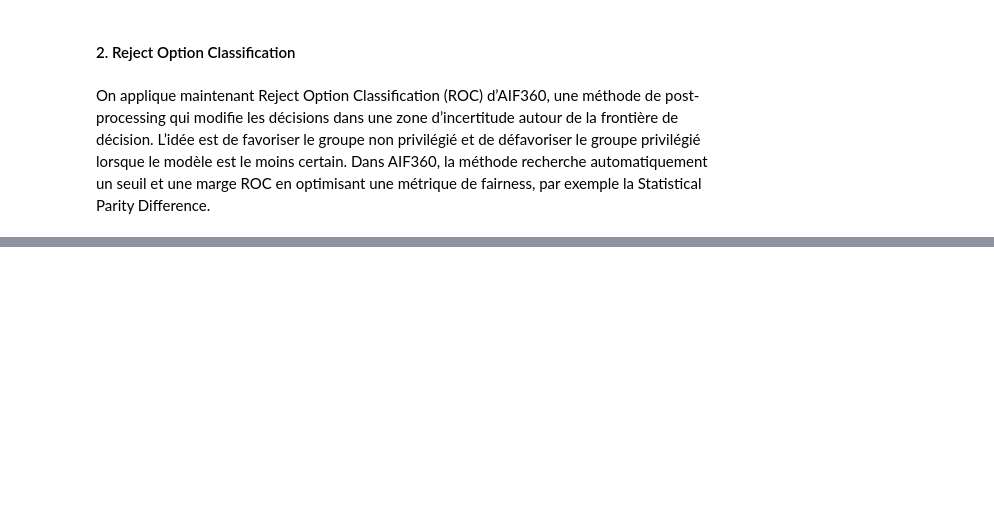
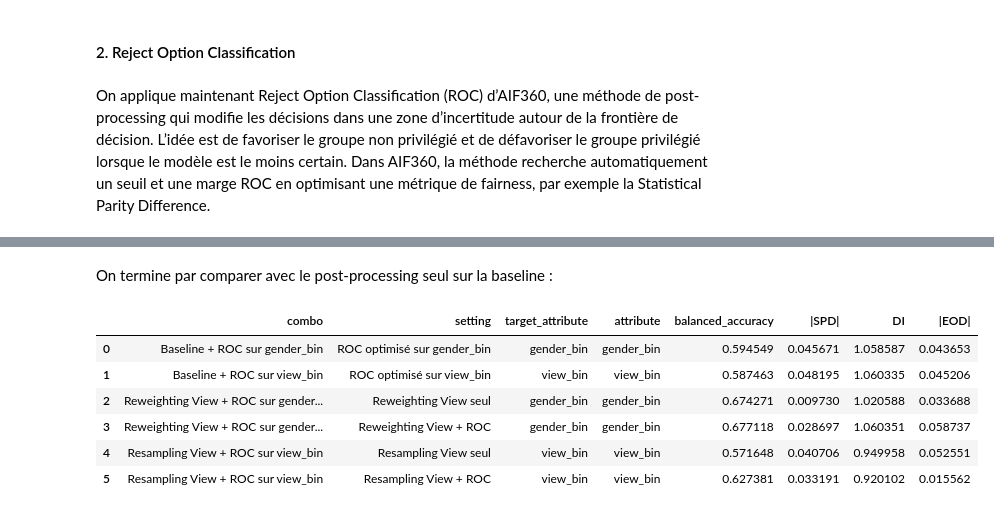
Before and after one commit to EagleForce14/Fairness, a Jupyter notebook: Projet/train_classifieur_local.ipynb, the cells around one changed output, grey strips where cells are left out. Saved outputs shown, nothing was run; the diff lists cells and outputs as text; code cells hidden in the pictures; blank space fills up the shorter version.

```diff
--- a/Projet/train_classifieur_local.ipynb
+++ b/Projet/train_classifieur_local.ipynb
@@ -1862,0 +2279,6 @@ On applique maintenant Reject Option Classification (ROC) d’AIF360, une métho
+# %%
+summary_pre_post_target = summary_pre_post[
+    summary_pre_post["attribute"] == summary_pre_post["target_attribute"]
+].copy()
+
+display(summary_pre_post_target)
@@ -1862,0 +2295,43 @@ On applique maintenant Reject Option Classification (ROC) d’AIF360, une métho
+# %% [markdown]
+On termine par comparer avec le post-processing seul sur la baseline :
+# %%
+reference_baseline_post = pd.concat(
+    [
+        results_roc_gender.assign(
+            combo="Baseline + ROC sur gender_bin",
+            target_attribute="gender_bin"
+        ),
+        results_roc_view.assign(
+            combo="Baseline + ROC sur view_bin",
+            target_attribute="view_bin"
+        ),
+    ],
+    ignore_index=True
+)
+
+reference_baseline_post["|SPD|"] = reference_baseline_post["SPD"].abs()
+reference_baseline_post["|EOD|"] = reference_baseline_post["EOD"].abs()
+
+reference_baseline_post = reference_baseline_post[
+    reference_baseline_post["attribute"] == reference_baseline_post["target_attribute"]
+].copy()
+
+reference_baseline_post = reference_baseline_post[
+    ["combo", "setting", "target_attribute", "attribute",
+     "balanced_accuracy", "|SPD|", "DI", "|EOD|"]
+]
+
+comparison_pre_post_vs_post = pd.concat(
+    [reference_baseline_post, summary_pre_post_target],
+    ignore_index=True
+)
+
+display(comparison_pre_post_vs_post)
+# %% [output]
+|  | combo | setting | target_attribute | attribute | balanced_accuracy | |SPD| | DI | |EOD| |
+| 0 | Baseline + ROC sur gender_bin | ROC optimisé sur gender_bin | gender_bin | gender_bin | 0.594549 | 0.045671 | 1.058587 | 0.043653 |
+| 1 | Baseline + ROC sur view_bin | ROC optimisé sur view_bin | view_bin | view_bin | 0.587463 | 0.048195 | 1.060335 | 0.045206 |
+| 2 | Reweighting View + ROC sur gender... | Reweighting View seul | gender_bin | gender_bin | 0.674271 | 0.009730 | 1.020588 | 0.033688 |
+| 3 | Reweighting View + ROC sur gender... | Reweighting View + ROC | gender_bin | gender_bin | 0.677118 | 0.028697 | 1.060351 | 0.058737 |
+| 4 | Resampling View + ROC sur view_bin | Resampling View seul | view_bin | view_bin | 0.571648 | 0.040706 | 0.949958 | 0.052551 |
+| 5 | Resampling View + ROC sur view_bin | Resampling View + ROC | view_bin | view_bin | 0.627381 | 0.033191 | 0.920102 | 0.015562 |
```
Also changed, not shown: parts of 42 cells of this notebook.
